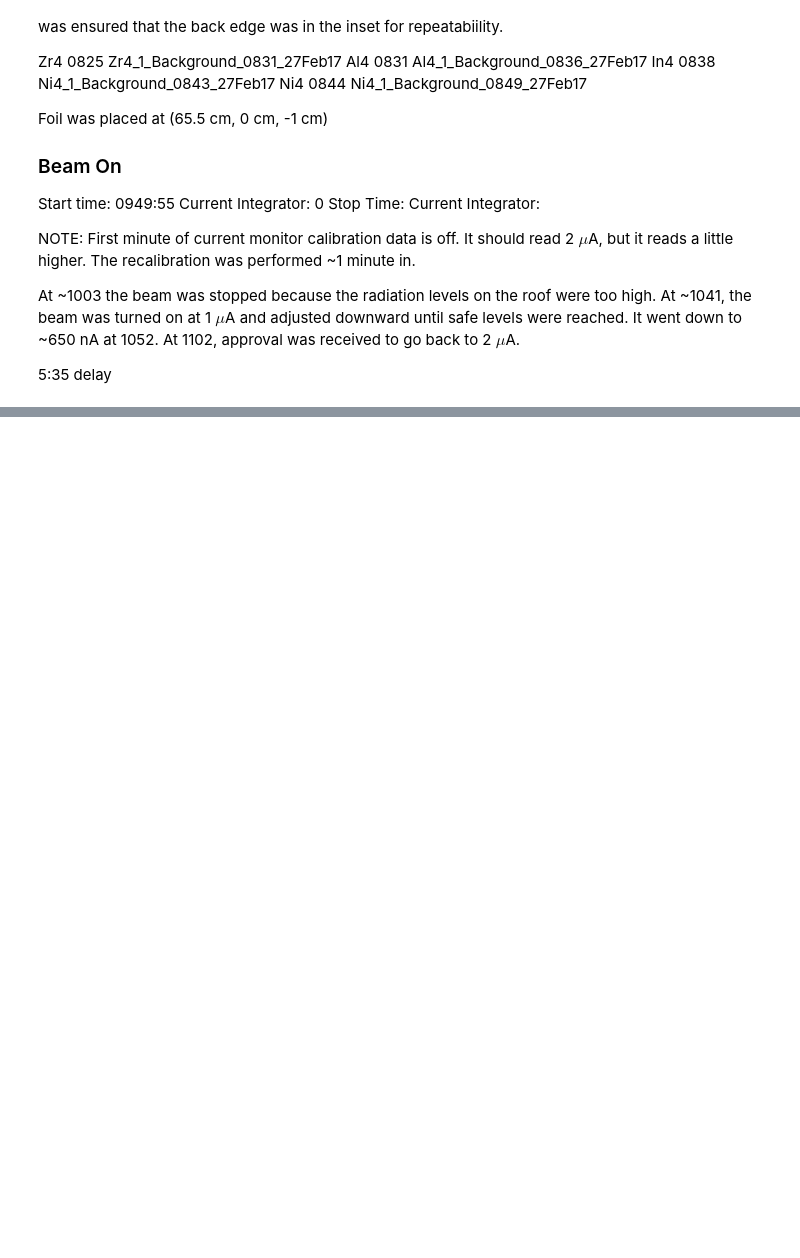
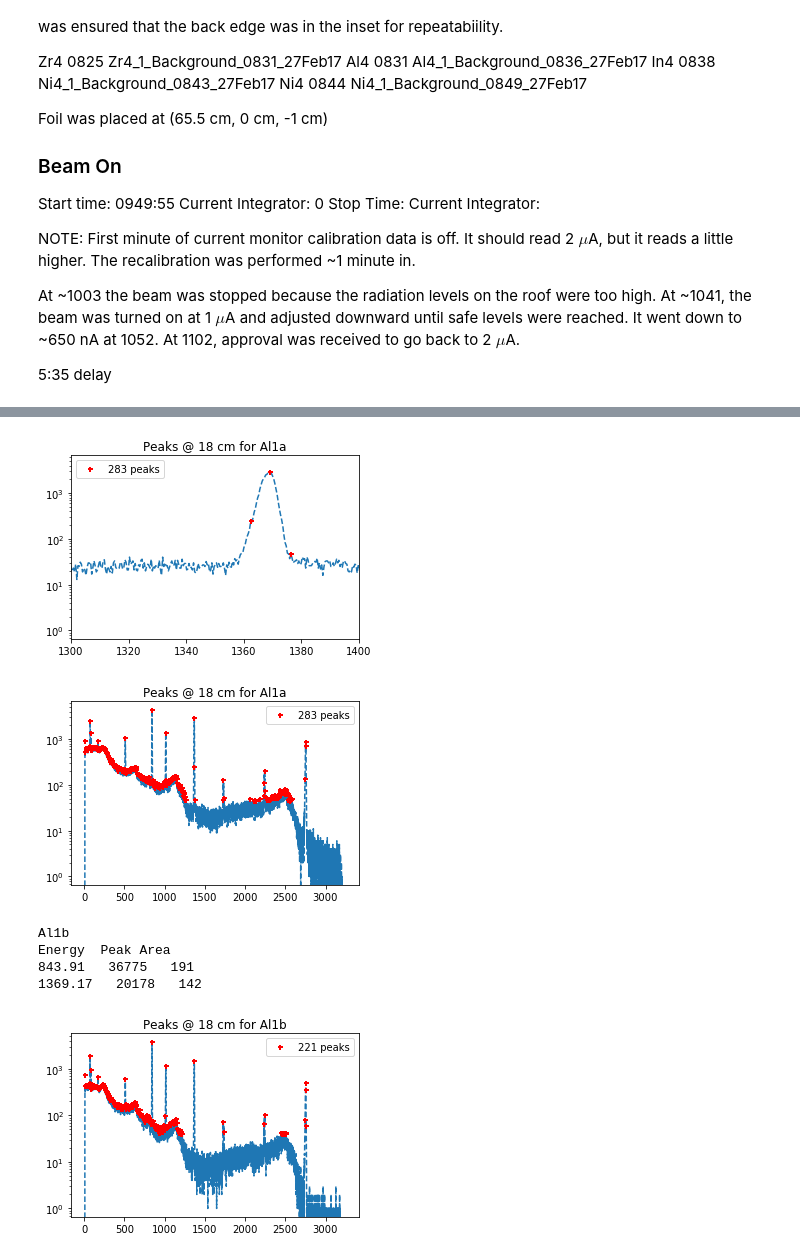
Before and after one commit to 2lambda123/88_Data, a Jupyter notebook: Experiments/Activation/33MeVTa_25Apr/33MeVTaActivationAnalysis.ipynb, the cells around one changed output, grey strips where cells are left out. Saved outputs shown, nothing was run; the diff lists cells and outputs as text; code cells hidden in the pictures; blank space fills up the shorter version.

```diff
--- a/Experiments/Activation/33MeVTa_25Apr/33MeVTaActivationAnalysis.ipynb
+++ b/Experiments/Activation/33MeVTa_25Apr/33MeVTaActivationAnalysis.ipynb
@@ -50,0 +53,8 @@ simFoilPath = "/home/pyne-user/Dropbox/UCB/Research/ETAs/88Inch/Data/Simulated/A
+# %%
+#simFoilPath ="/Users/zacharysweger/Desktop/BANG/88_Data/Simulated/Activation/33MevTa/BeamOnly/33MeVTaFoils.xlsx"
+import os.path as path
+import sys
+Pathto88_Data = path.abspath(path.join("33MeVTa_25Apr" ,"../../../.."))
+print Pathto88_Data
+simFoilPath = path.abspath(path.join(Pathto88_Data , "Simulated/Activation/33MevTa/BeamOnly/33MeVTaFoils.xlsx"))
+print simFoilPath
@@ -715,0 +820,4 @@ print "At {} keV, the efficiency is {} +/- {}%".format(511,eff*100,std*100)
+# %%
+linesSet1 = pd.read_excel(simFoilPath, sheetname='DataSet1', usecols=["Foil", "Gamma E [kev]", "BR"])
+linesSet1.columns=['isotope','line','branchingRatio']
+print "The peak data is: \n\n", linesSet1
@@ -715,0 +839,61 @@ print "At {} keV, the efficiency is {} +/- {}%".format(511,eff*100,std*100)
+# %%
+# Create a dictionary of data frames to store each of the positional information
+
+peakDataSet1 = {}
+for p in posUsed1:
+    print "\n------------------------"
+    print "Position = {} cm".format(p)
+    print "------------------------"
+
+    # Update dataframe to store calculated peak information
+    linesSet1['measuredCounts'] = 0
+    linesSet1['measUncert'] = 0
+
+    for column in data1[p]:
+        # Find the peaks and set the windows
+        channels = np.asarray(data1[p].index)
+        counts = np.asarray(data1[p][column]).astype(float)
+        #Use Calibration parameters found in the first part of this notebook
+        energy = eCalibParams[p][2]+eCalibParams[p][1]*channels+eCalibParams[p][0]*channels**2
+        peaks = peakutils.indexes(counts, thres=0.01, min_dist=10)
+        windows = get_peak_windows(peaks)
+
+        # Loop over all identified peaks to compare against calibration points loaded previously
+        print "\n", data1[p][column].name, "\nEnergy  Peak Area"
+        for i in range(len(linesSet1['line'])):
+            for e, pk in zip(energy[peaks], peaks):
+                # Calculate the total peak counts if a calibration peak
+                if abs(e-linesSet1['line'][i]) < 1.5 and data1[p][column].name.strip() == linesSet1['isotope'][i].strip():
+                   # THE FOLLOWING LOOP SKIPS OVER Al1, 843.76keV at 1cm
+                    if p != 1 or linesSet1['isotope'][i] != 'Al1a' or linesSet1['line'][i] > 1000:
+                        pkChannels = channels[windows[pk][0]:windows[pk][1]]
+                        pkCounts = counts[windows[pk][0]:windows[pk][1]]
+                        (linesSet1.at[i, 'measuredCounts'], linesSet1.at[i, 'measUncert'], redChiSq) = \
+                                     ge_peakfit(pkChannels, pkCounts)
+
+                        print "{:.2f}   {:.0f}   {:.0f}".format(e, linesSet1.at[i, 'measuredCounts'], linesSet1.at[i, 'measUncert'])
+            linesSet1.at[i, 'isotope'] = linesSet1.at[i, 'isotope'].strip()
+        print "\n"
+
+        # Plot the peaks found
+        if data1[p][column].name == 'Al1a' and p == 18:
+            print 'This is the peak fit with the 15% error from the RadWare fit'
+            fig = pyplot.figure(figsize=(5,3))
+            ax1 = fig.add_axes([0.1, 0.1, 0.8, 0.85])
+            pyplot.xlim([1300,1400])
+            ax1.set_yscale('log')
+            pplot(energy, counts, peaks)
+            pyplot.title('Peaks @ {} cm for {}'.format(p,data1[p][column].name))
+            pyplot.show()
+
+        fig = pyplot.figure(figsize=(5,3))
+        ax1 = fig.add_axes([0.1, 0.1, 0.8, 0.85])
+        ax1.set_yscale('log')
+        pplot(energy, counts, peaks)
+        pyplot.title('Peaks @ {} cm for {}'.format(p,data1[p][column].name))
+        pyplot.show()
+
+
+    print linesSet1
+    peakDataSet1[p] = cp.deepcopy(linesSet1)
+# %% [output]
@@ -715,0 +911,7 @@ print "At {} keV, the efficiency is {} +/- {}%".format(511,eff*100,std*100)
+[figure, added]
+[figure, added]
+Al1b
+Energy  Peak Area
+843.91   36775   191
+1369.17   20178   142
+[figure, added]
```
Also changed, not shown: parts of 32 cells of this notebook, 1 other file.
